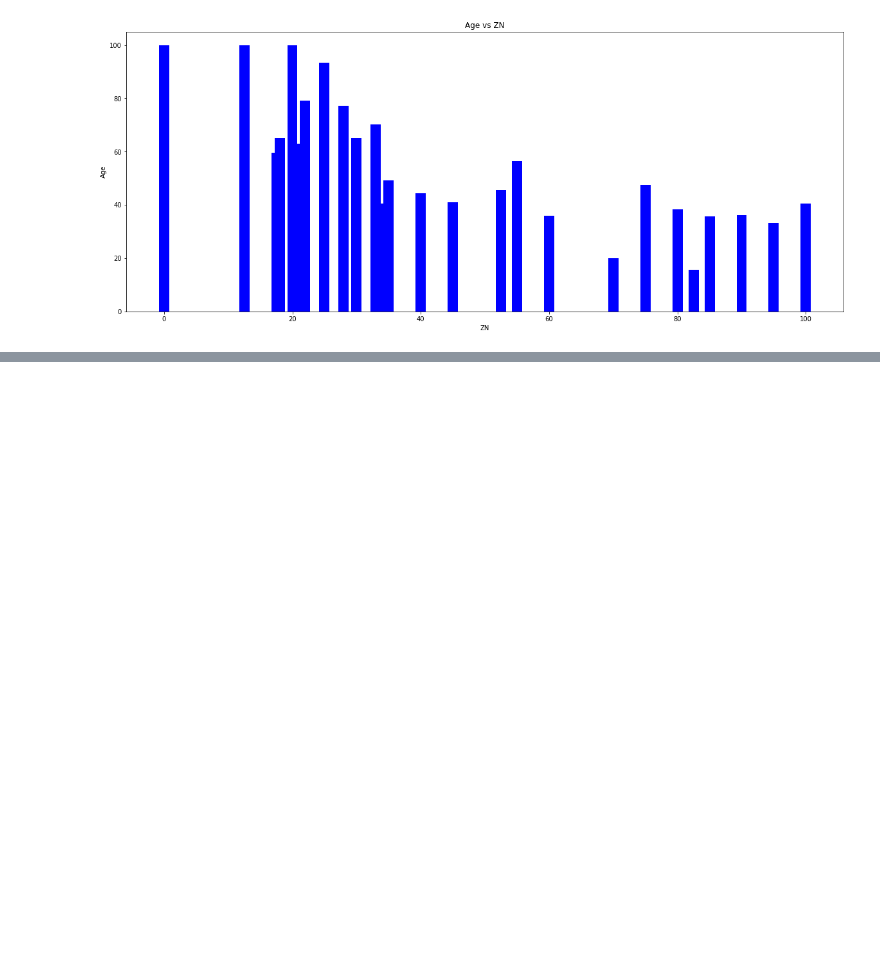
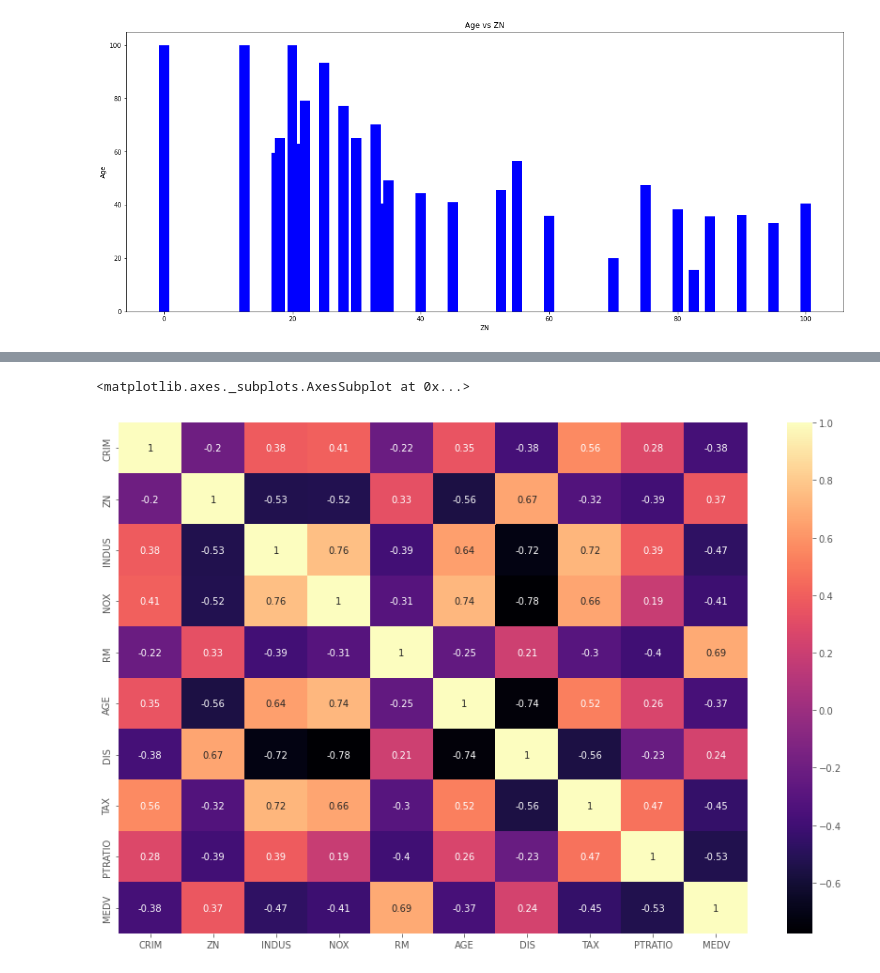
Before and after one commit to vinay2k2/HealthcareBasicsAndImageProcessing, a Jupyter notebook: VisualizationTemplate.ipynb, the cells around one changed output, grey strips where cells are left out. Cells and saved outputs as stored; diff of their text form; code cells hidden in the pictures; blank space fills up the shorter version.

```diff
--- a/VisualizationTemplate.ipynb
+++ b/VisualizationTemplate.ipynb
@@ -182,0 +242,10 @@ plt.show()
+# %%
+import seaborn as sns
+plt.figure(figsize = (15,10))
+sns.heatmap(boston_df.corr(), annot = True, cmap = 'magma')
+# Range of pearson correlation that shows measure of linearity b/w two continious data (-1,+1)
+# if b/w two numerical values corr is +ve it means both are directly proprtional to each other, -ve means both are inversly proprtional
+# & closer to zero means no relation.
+# %% [output]
+<matplotlib.axes._subplots.AxesSubplot at 0x...>
+[figure, added]
```
Also changed, not shown: parts of 8 cells of this notebook.
